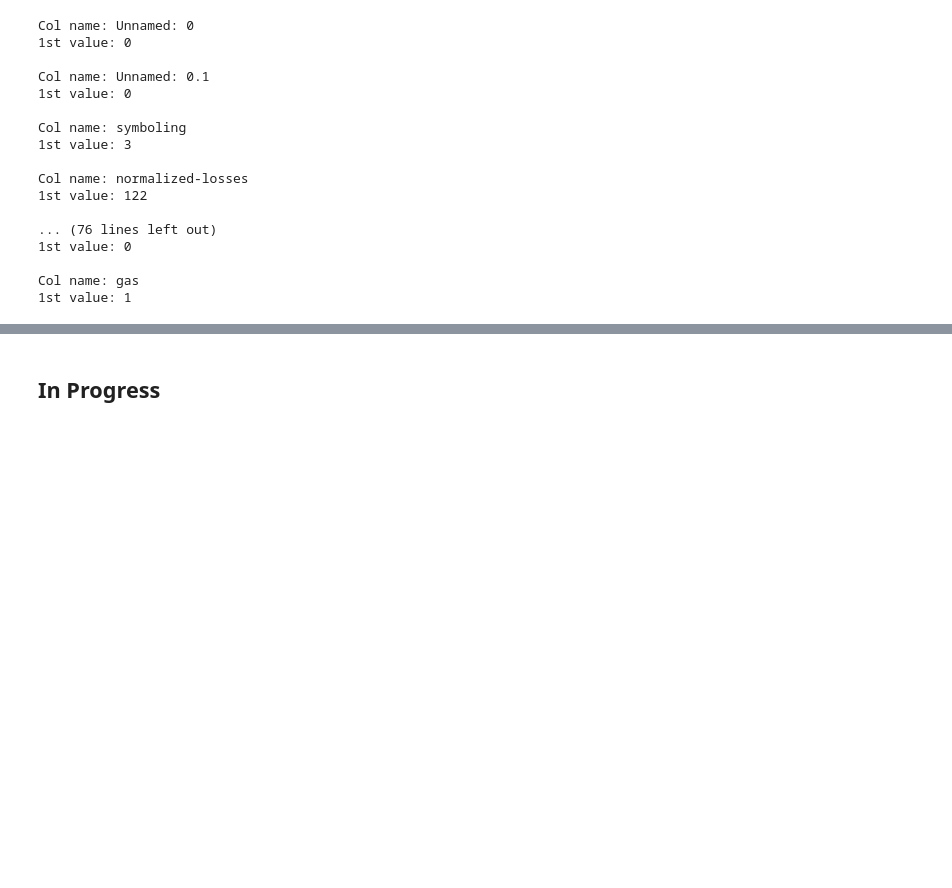
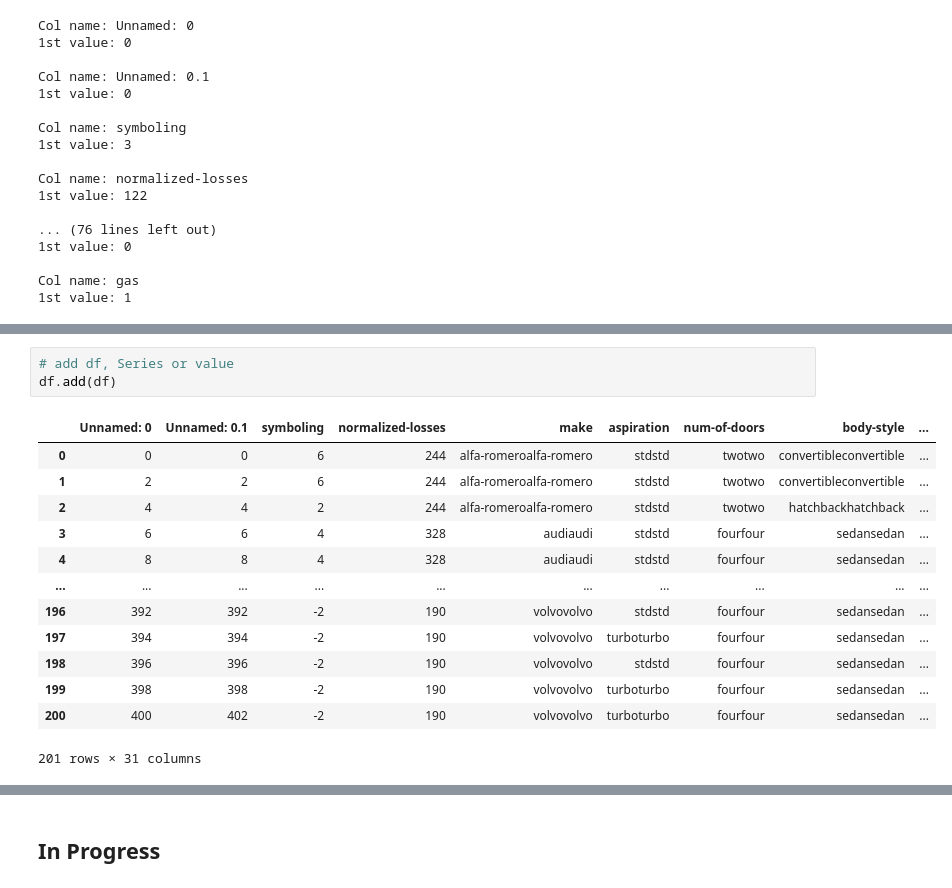
Before and after one commit to mohamedbakrey12/Full_Project, a Jupyter notebook: all-function-for-pandas-data-frame-complete.ipynb, the cells around one changed output, grey strips where cells are left out. Drawn from its saved outputs; the diff is of its cells as text; blank space fills up the shorter version.

```diff
--- a/all-function-for-pandas-data-frame-complete.ipynb
+++ b/all-function-for-pandas-data-frame-complete.ipynb
@@ -373,0 +375,17 @@ Col name: gas
+# %%
+# add df, Series or value
+df.add(df)
+# %% [output]
+|  | Unnamed: 0 | Unnamed: 0.1 | symboling | normalized-losses | make | aspiration | num-of-doors | body-style | ... |
+| 0 | 0 | 0 | 6 | 244 | alfa-romeroalfa-romero | stdstd | twotwo | convertibleconvertible | ... |
+| 1 | 2 | 2 | 6 | 244 | alfa-romeroalfa-romero | stdstd | twotwo | convertibleconvertible | ... |
+| 2 | 4 | 4 | 2 | 244 | alfa-romeroalfa-romero | stdstd | twotwo | hatchbackhatchback | ... |
+| 3 | 6 | 6 | 4 | 328 | audiaudi | stdstd | fourfour | sedansedan | ... |
+| 4 | 8 | 8 | 4 | 328 | audiaudi | stdstd | fourfour | sedansedan | ... |
+| ... | ... | ... | ... | ... | ... | ... | ... | ... | ... |
+| 196 | 392 | 392 | -2 | 190 | volvovolvo | stdstd | fourfour | sedansedan | ... |
+| 197 | 394 | 394 | -2 | 190 | volvovolvo | turboturbo | fourfour | sedansedan | ... |
+| 198 | 396 | 396 | -2 | 190 | volvovolvo | stdstd | fourfour | sedansedan | ... |
+| 199 | 398 | 398 | -2 | 190 | volvovolvo | turboturbo | fourfour | sedansedan | ... |
+| 200 | 400 | 402 | -2 | 190 | volvovolvo | turboturbo | fourfour | sedansedan | ... |
+201 rows × 31 columns
```
Also changed, not shown: parts of 11 cells of this notebook.
